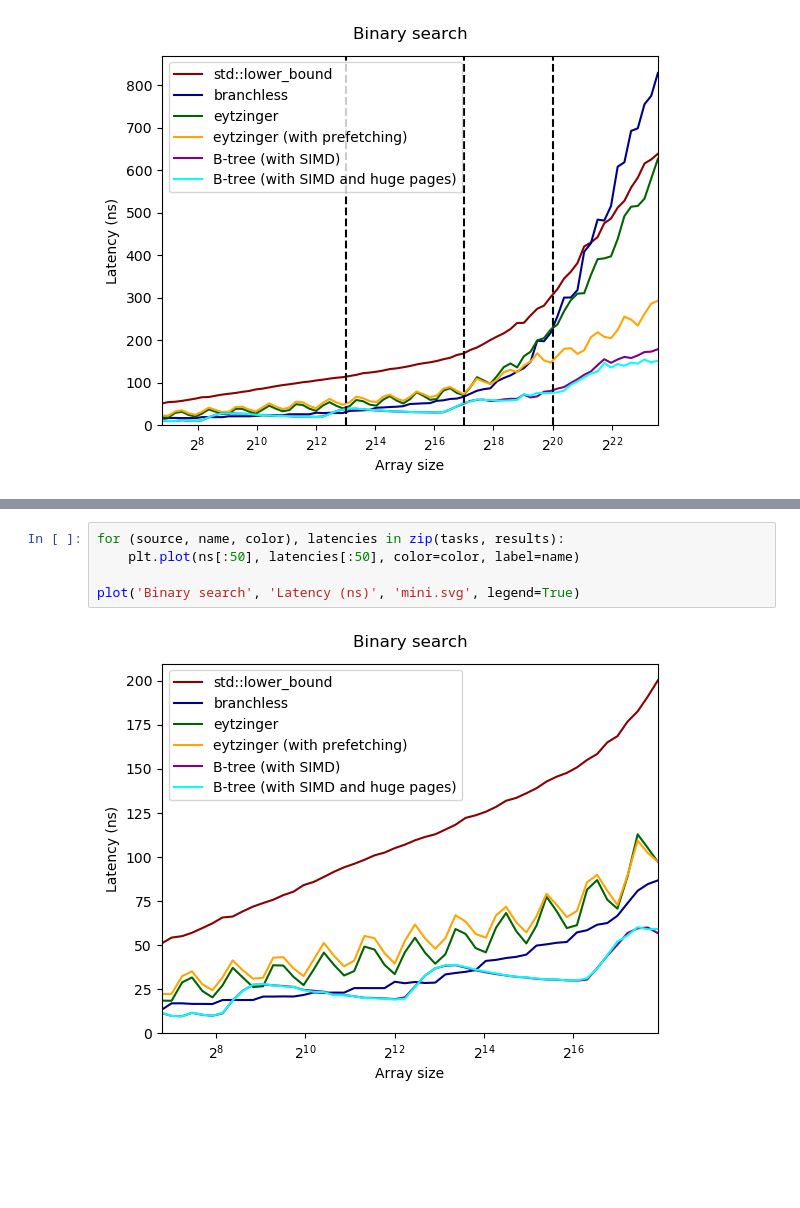
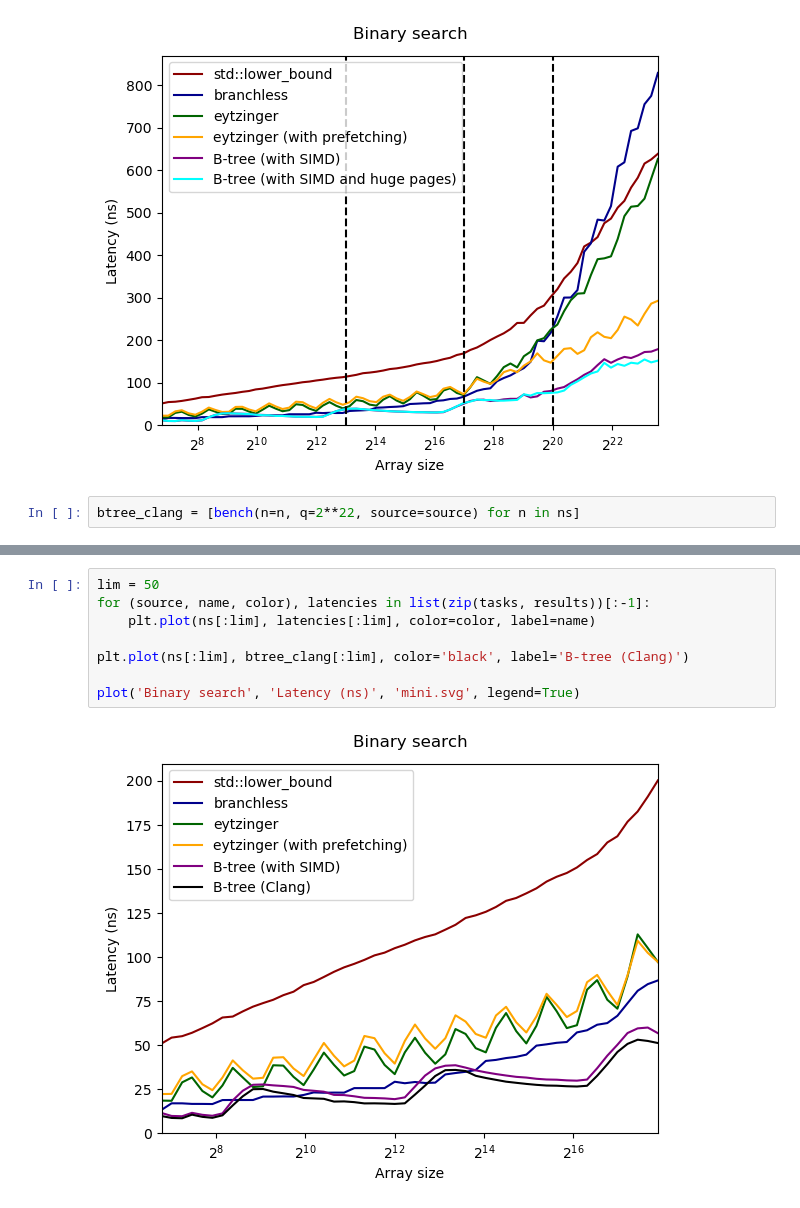
Before and after one commit to sslotin/amh-code, a Jupyter notebook: binsearch/plot.ipynb, the cells around one changed output, grey strips where cells are left out. Cells and saved outputs as stored; diff of their text form; blank space fills up the shorter version.

Commit message:
optimizing b-tree

```diff
--- a/binsearch/plot.ipynb
+++ b/binsearch/plot.ipynb
@@ -224,3 +248,5 @@ for i, current in enumerate(tasks):
 [figure]
 [figure]
 [figure]
+# %%
+btree_clang = [bench(n=n, q=2**22, source=source) for n in ns]
@@ -227,7 +271,10 @@ for i, current in enumerate(tasks):
 # %%
-for (source, name, color), latencies in zip(tasks, results):
-    plt.plot(ns[:50], latencies[:50], color=color, label=name)
+lim = 50
+for (source, name, color), latencies in list(zip(tasks, results))[:-1]:
+    plt.plot(ns[:lim], latencies[:lim], color=color, label=name)
+
+plt.plot(ns[:lim], btree_clang[:lim], color='black', label='B-tree (Clang)')
 
 plot('Binary search', 'Latency (ns)', 'mini.svg', legend=True)
 # %% [output]
-[figure, old version]
+[figure, new version]
```
Also changed, not shown: parts of 14 cells of this notebook, 6 other files.
